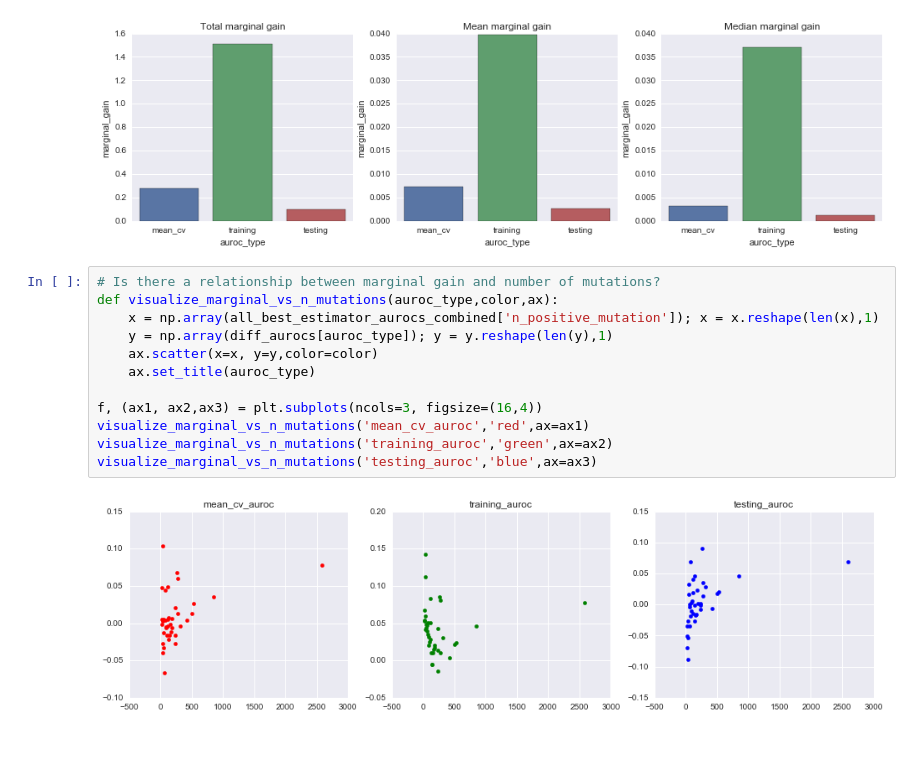
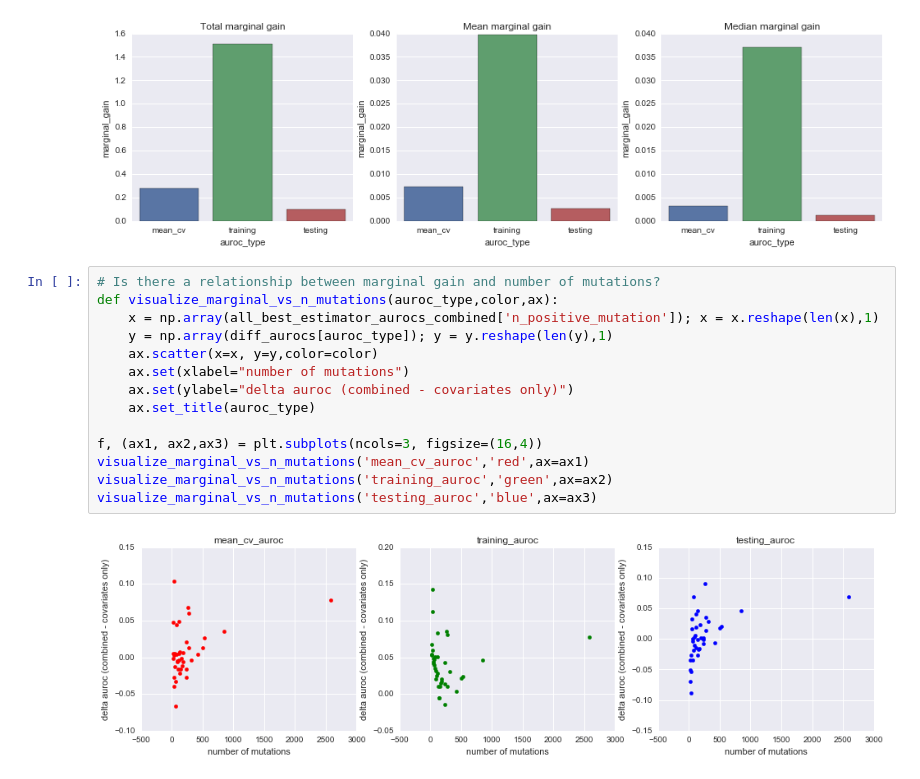
Before and after one commit to joshlevy89/machine-learning, a Jupyter notebook: explore/marginal-gain/marginal-gain-multiple-genes-pca.ipynb, the cells around one changed output. Cells and saved outputs as stored; diff of their text form; blank space fills up the shorter version.

```diff
--- a/explore/marginal-gain/marginal-gain-multiple-genes-pca.ipynb
+++ b/explore/marginal-gain/marginal-gain-multiple-genes-pca.ipynb
@@ -305,14 +305,16 @@ visualize_marginal_gain([m1,m2,m3], 'Median marginal gain',ax3)
 # %%
 # Is there a relationship between marginal gain and number of mutations?
 def visualize_marginal_vs_n_mutations(auroc_type,color,ax):
     x = np.array(all_best_estimator_aurocs_combined['n_positive_mutation']); x = x.reshape(len(x),1)
     y = np.array(diff_aurocs[auroc_type]); y = y.reshape(len(y),1)
     ax.scatter(x=x, y=y,color=color)
+    ax.set(xlabel="number of mutations")
+    ax.set(ylabel="delta auroc (combined - covariates only)")
     ax.set_title(auroc_type)
 
 f, (ax1, ax2,ax3) = plt.subplots(ncols=3, figsize=(16,4))
 visualize_marginal_vs_n_mutations('mean_cv_auroc','red',ax=ax1)
 visualize_marginal_vs_n_mutations('training_auroc','green',ax=ax2)
 visualize_marginal_vs_n_mutations('testing_auroc','blue',ax=ax3)
 # %% [output]
-[figure, old version]
+[figure, new version]
```
Also changed, not shown: parts of 5 cells of this notebook, 2 other files.
